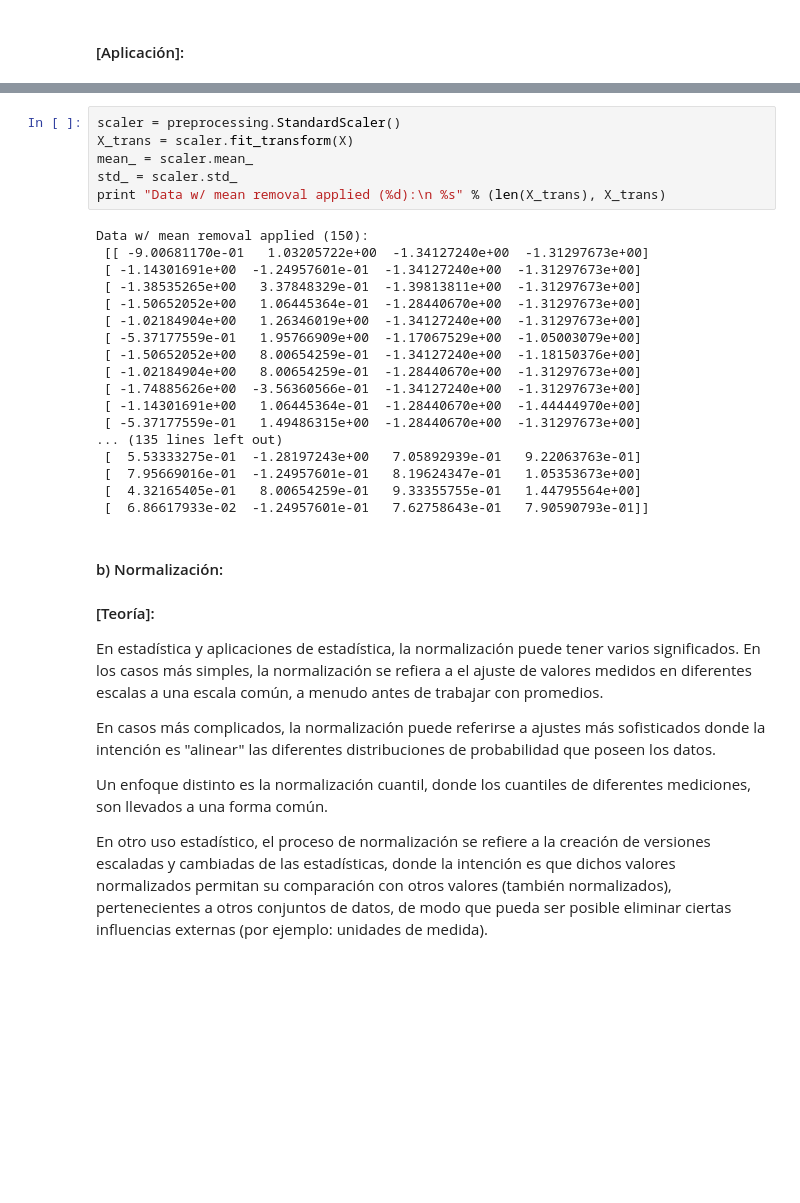
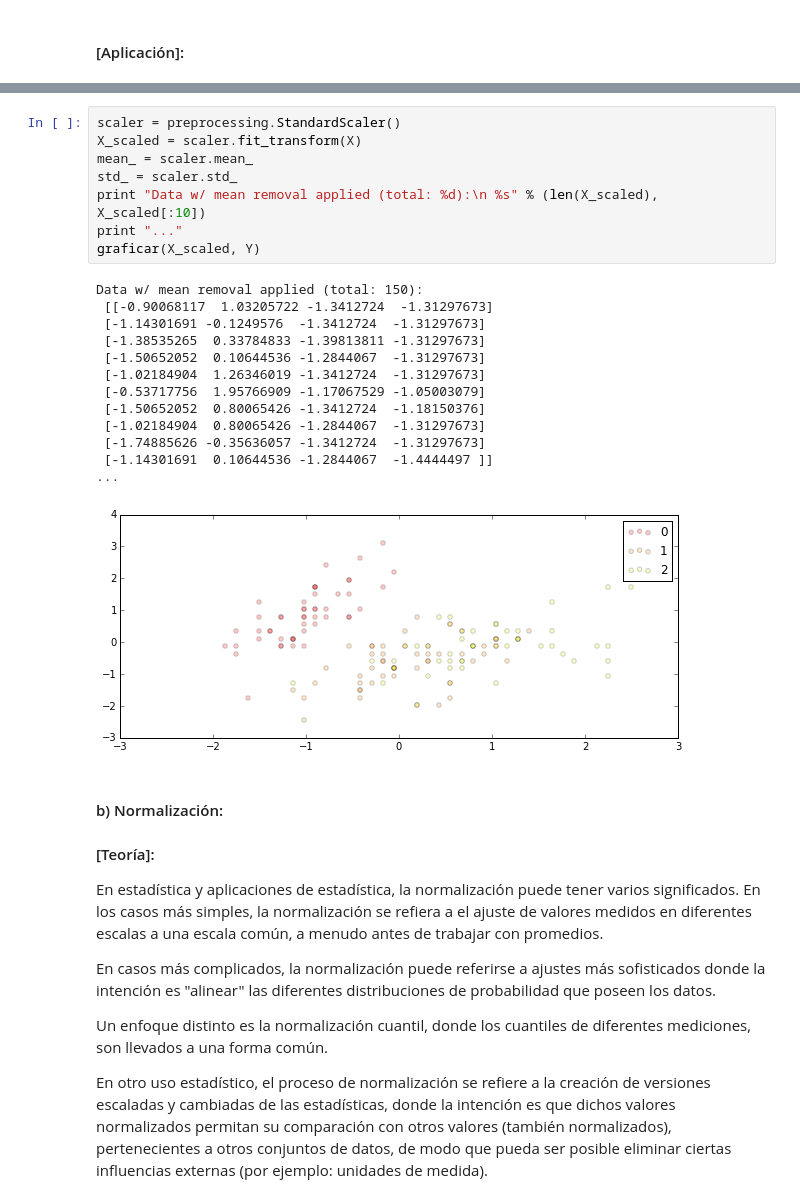
Before and after one commit to Pazitos10/DSS, a Jupyter notebook: TP5/tp5.ipynb, the cells around one changed output, grey strips where cells are left out. Drawn from its saved outputs; the diff is of its cells as text; blank space fills up the shorter version.

```diff
--- a/TP5/tp5.ipynb
+++ b/TP5/tp5.ipynb
@@ -53,27 +63,25 @@ Datos:
 # %%
 scaler = preprocessing.StandardScaler()
-X_trans = scaler.fit_transform(X)
+X_scaled = scaler.fit_transform(X)
 mean_ = scaler.mean_
 std_ = scaler.std_
-print "Data w/ mean removal applied (%d):\n %s" % (len(X_trans), X_trans)
+print "Data w/ mean removal applied (total: %d):\n %s" % (len(X_scaled), X_scaled[:10])
+print "..."
+graficar(X_scaled, Y)
 # %% [output]
-Data w/ mean removal applied (150):
- [[ -9.00681170e-01   1.03205722e+00  -1.34127240e+00  -1.31297673e+00]
- [ -1.14301691e+00  -1.24957601e-01  -1.34127240e+00  -1.31297673e+00]
- [ -1.38535265e+00   3.37848329e-01  -1.39813811e+00  -1.31297673e+00]
- [ -1.50652052e+00   1.06445364e-01  -1.28440670e+00  -1.31297673e+00]
- [ -1.02184904e+00   1.26346019e+00  -1.34127240e+00  -1.31297673e+00]
- [ -5.37177559e-01   1.95766909e+00  -1.17067529e+00  -1.05003079e+00]
- [ -1.50652052e+00   8.00654259e-01  -1.34127240e+00  -1.18150376e+00]
- [ -1.02184904e+00   8.00654259e-01  -1.28440670e+00  -1.31297673e+00]
- [ -1.74885626e+00  -3.56360566e-01  -1.34127240e+00  -1.31297673e+00]
- [ -1.14301691e+00   1.06445364e-01  -1.28440670e+00  -1.44444970e+00]
- [ -5.37177559e-01   1.49486315e+00  -1.28440670e+00  -1.31297673e+00]
-... (135 lines left out)
- [  5.53333275e-01  -1.28197243e+00   7.05892939e-01   9.22063763e-01]
- [  7.95669016e-01  -1.24957601e-01   8.19624347e-01   1.05353673e+00]
- [  4.32165405e-01   8.00654259e-01   9.33355755e-01   1.44795564e+00]
- [  6.86617933e-02  -1.24957601e-01   7.62758643e-01   7.90590793e-01]]
+Data w/ mean removal applied (total: 150):
+ [[-0.90068117  1.03205722 -1.3412724  -1.31297673]
+ [-1.14301691 -0.1249576  -1.3412724  -1.31297673]
+ [-1.38535265  0.33784833 -1.39813811 -1.31297673]
+ [-1.50652052  0.10644536 -1.2844067  -1.31297673]
+ [-1.02184904  1.26346019 -1.3412724  -1.31297673]
+ [-0.53717756  1.95766909 -1.17067529 -1.05003079]
+ [-1.50652052  0.80065426 -1.3412724  -1.18150376]
+ [-1.02184904  0.80065426 -1.2844067  -1.31297673]
+ [-1.74885626 -0.35636057 -1.3412724  -1.31297673]
+ [-1.14301691  0.10644536 -1.2844067  -1.4444497 ]]
+...
+[figure, added]
 # %% [markdown]
 #### b) Normalización:
 #### [Teoría]:
```
Also changed, not shown: parts of 8 cells of this notebook.
